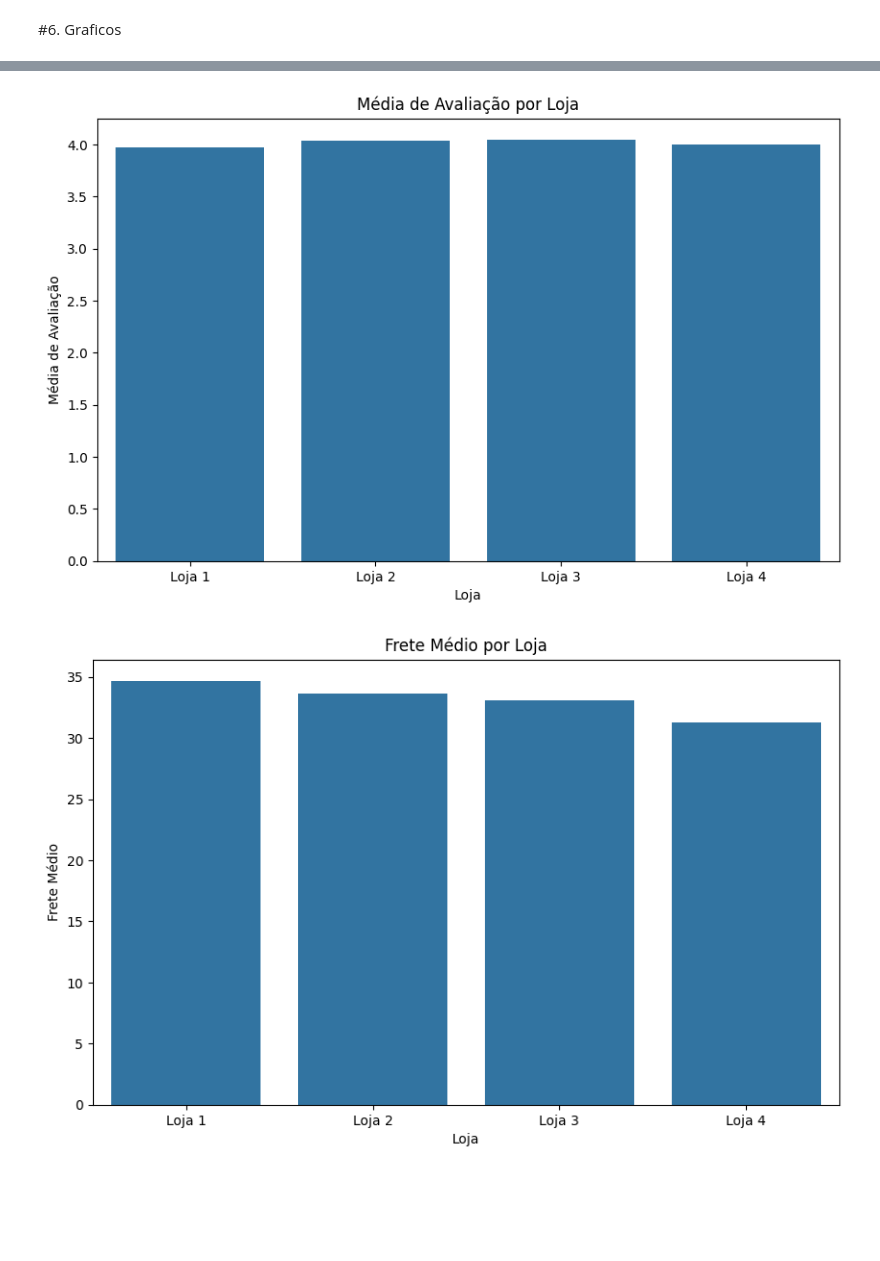
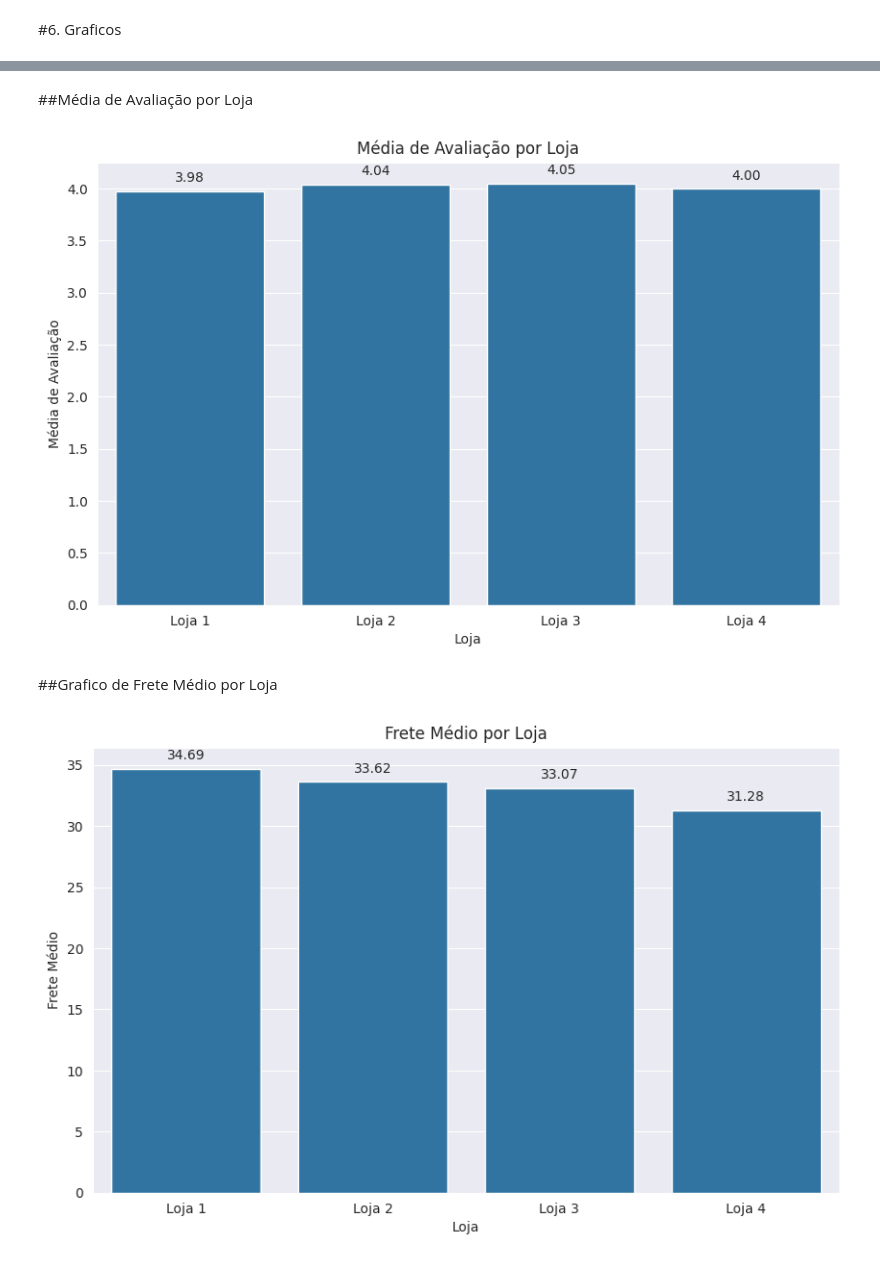
Before and after one commit to givasSI/Desafio-AluraStore, a Jupyter notebook: AluraStoreBrasil.ipynb, the cells around one changed output, grey strips where cells are left out. Drawn from its saved outputs; the diff is of its cells as text; code cells hidden in the pictures; blank space fills up the shorter version.

```diff
--- a/AluraStoreBrasil.ipynb
+++ b/AluraStoreBrasil.ipynb
@@ -162,0 +127,4 @@ media_de_avaliacao_loja4 = loja4['Avaliação da compra'].mean()
+# %%
+media_avaliacao_por_loja = df_lojas.groupby('Loja')['Avaliação da compra'].mean().reset_index()
+print('Média de avaliação por loja:')
+print(media_avaliacao_por_loja)
@@ -235,0 +196,4 @@ Média de avaliação loja 4: 31.28
+# %%
+media_de_frete_por_loja = df_lojas.groupby('Loja')['Frete'].mean().reset_index()
+print('Média de Frete por Loja:')
+print(media_de_frete_por_loja)
@@ -241,10 +216,13 @@ import seaborn as sns
 # %%
-lojas_labels = ['Loja 1', 'Loja 2', 'Loja 3', 'Loja 4']
-
 plt.figure(figsize=(10, 6))
-sns.barplot(x=lojas_labels, y=faturamento)
+ax = sns.barplot(x='Loja', y='Preço', data=faturamento_por_loja_df)
 plt.title('Faturamento Total por Loja')
 plt.xlabel('Loja')
 plt.ylabel('Faturamento Total')
+
+for p in ax.patches:
+    ax.annotate(f'{p.get_height():,.2f}', (p.get_x() + p.get_width() / 2., p.get_height()),
+                ha='center', va='center', xytext=(0, 10), textcoords='offset points')
+
 plt.show()
 # %% [output]
@@ -252,18 +230,32 @@ plt.show()
+# %% [markdown]
+##Média de Avaliação por Loja
 # %%
 plt.figure(figsize=(10, 6))
-sns.barplot(x=lojas_labels, y=medias_avaliacoes)
+ax = sns.barplot(x='Loja', y='Avaliação da compra', data=media_avaliacao_por_loja)
 plt.title('Média de Avaliação por Loja')
 plt.xlabel('Loja')
 plt.ylabel('Média de Avaliação')
+
+for p in ax.patches:
+    ax.annotate(f'{p.get_height():.2f}', (p.get_x() + p.get_width() / 2., p.get_height()),
+                ha='center', va='center', xytext=(0, 10), textcoords='offset points')
+
 plt.show()
 # %% [output]
-[figure, old version]
+[figure, new version]
+# %% [markdown]
+##Grafico de Frete Médio por Loja
 # %%
 plt.figure(figsize=(10, 6))
-sns.barplot(x=lojas_labels, y=medias_Fretes)
+ax = sns.barplot(x='Loja', y='Frete', data=media_de_frete_por_loja)
 plt.title('Frete Médio por Loja')
 plt.xlabel('Loja')
 plt.ylabel('Frete Médio')
+
+for p in ax.patches:
+    ax.annotate(f'{p.get_height():,.2f}', (p.get_x() + p.get_width() / 2., p.get_height()),
+                ha='center', va='center', xytext=(0, 10), textcoords='offset points')
+
 plt.show()
 # %% [output]
-[figure, old version]
+[figure, new version]
```
Also changed, not shown: parts of 33 cells of this notebook.
